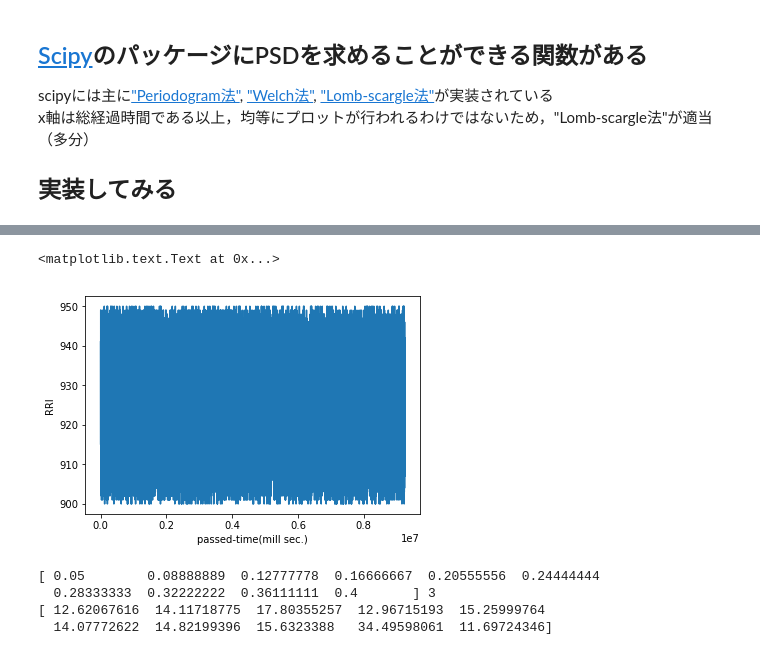
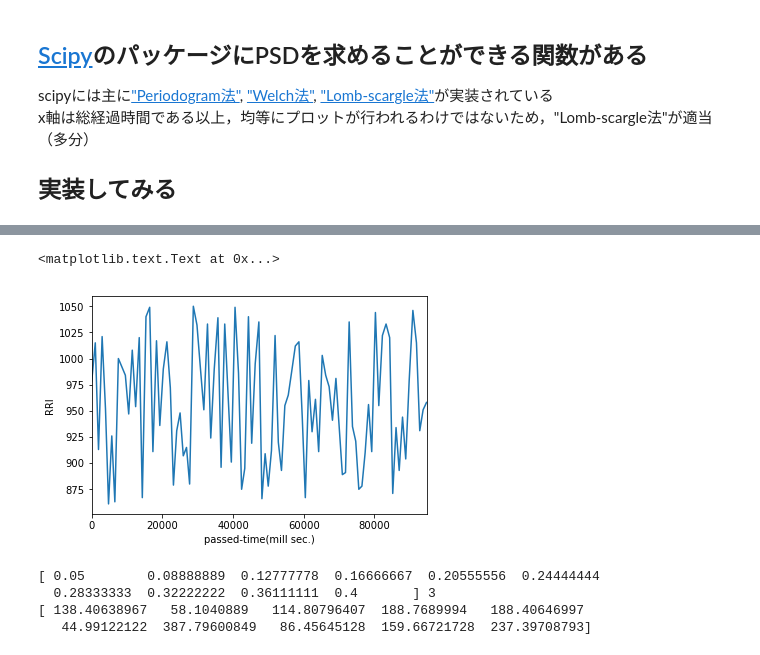
Before and after one commit to YK-Orfeluna/biograph, a Jupyter notebook: heartrate.ipynb, the cells around one changed output, grey strips where cells are left out. Cells and saved outputs as stored; diff of their text form; code cells hidden in the pictures.

```diff
--- a/heartrate.ipynb
+++ b/heartrate.ipynb
@@ -31,8 +31,8 @@ import matplotlib.pyplot as plt
 # ここでは事前に計測したRRIを用意します
 #RRI = np.array([], dtype=np.float64)
 
-# 900-950の間でランダムに数を出して見る
-RRI = np.round(np.random.rand(10000)*50+900, 0)
+# 850-1050の間でランダムに数を出して見る
+RRI = np.round(np.random.rand(100)*200+850, 0)
 RRI = RRI.astype(np.float64)
 
 print(RRI)
@@ -41,16 +50,18 @@ print(RRI)
 # %%
 # x軸に総合経過時間，y軸にRRIをとって変動波を作成して，プロットする
 
 # 累積和＝経過時間となる（ただし最初は0であってほしいので，そうなるように処理する）
 x = RRI.cumsum()-RRI[0]
 y = RRI
+#print(x)
 
 plt.plot(x, y)
+plt.xlim(0, x[-1])
 plt.xlabel("passed-time(mill sec.)")
 plt.ylabel("RRI")
 # %% [output]
 <matplotlib.text.Text at 0x...>
-[figure, old version]
+[figure, new version]
 # %%
 # lombscargle関数でPSDを求める
 
@@ -81,5 +92,5 @@ print(pgram)
 # %% [output]
 [ 0.05        0.08888889  0.12777778  0.16666667  0.20555556  0.24444444
   0.28333333  0.32222222  0.36111111  0.4       ] 3
-[ 12.62067616  14.11718775  17.80355257  12.96715193  15.25999764
-  14.07772622  14.82199396  15.6323388   34.49598061  11.69724346]
+[ 138.40638967   58.1040889   114.80796407  188.7689994   188.40646997
+   44.99122122  387.79600849   86.45645128  159.66721728  237.39708793]
```
Also changed, not shown: parts of 5 cells of this notebook.
